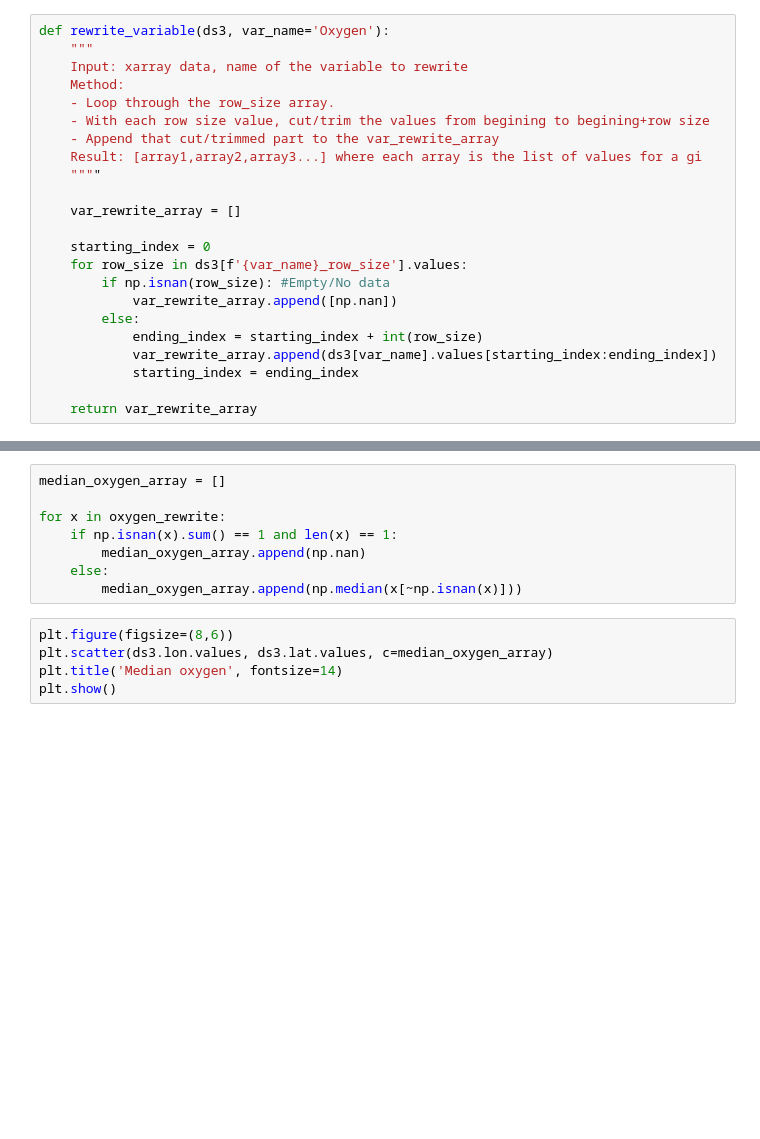
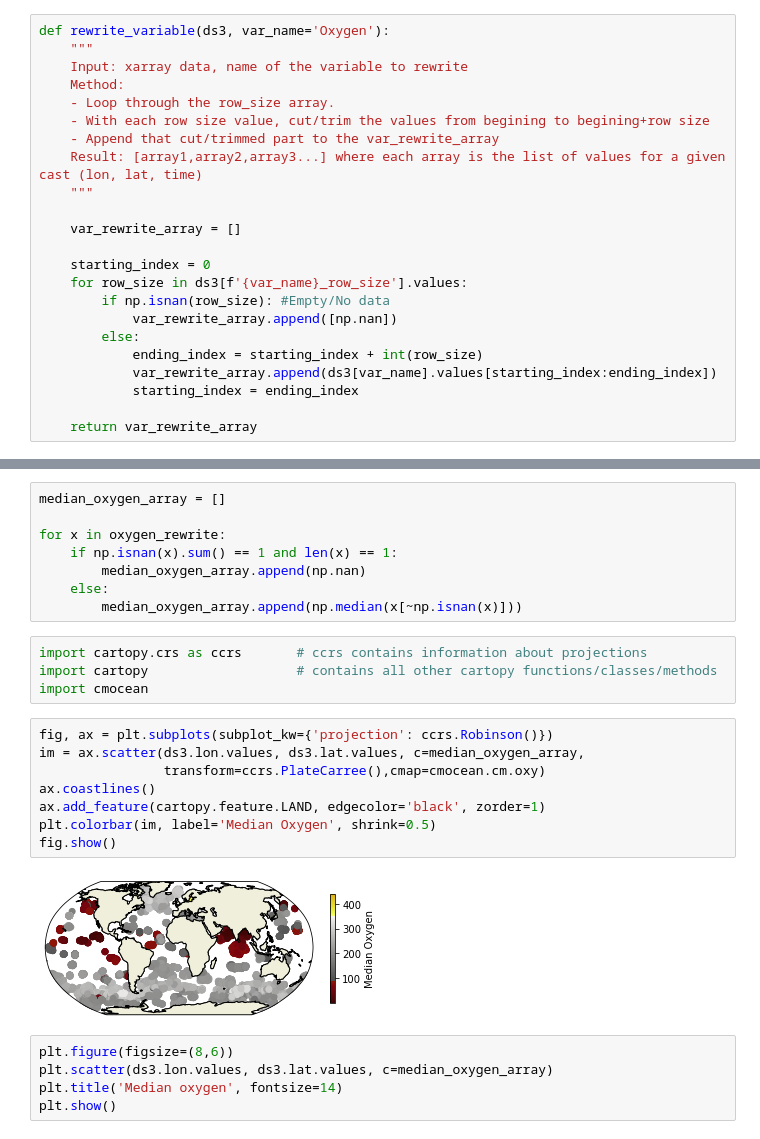
Before and after one commit to jgrzywacz42/marn5895_project, a Jupyter notebook: API_NCEI.ipynb, the cells around one changed output, grey strips where cells are left out. Cells and saved outputs as stored; diff of their text form; blank space fills up the shorter version.

Commit message:
Map for median oxygen

```diff
--- a/API_NCEI.ipynb
+++ b/API_NCEI.ipynb
@@ -122,8 +122,8 @@ def rewrite_variable(ds3, var_name='Oxygen'):
     - Loop through the row_size array.
     - With each row size value, cut/trim the values from begining to begining+row size
     - Append that cut/trimmed part to the var_rewrite_array
-    Result: [array1,array2,array3...] where each array is the list of values for a gi
-    """"
+    Result: [array1,array2,array3...] where each array is the list of values for a given cast (lon, lat, time)
+    """
 
     var_rewrite_array = []
 
@@ -163,6 +163,20 @@ for x in oxygen_rewrite:
         median_oxygen_array.append(np.nan)
     else:
         median_oxygen_array.append(np.median(x[~np.isnan(x)]))
+# %%
+import cartopy.crs as ccrs       # ccrs contains information about projections
+import cartopy                   # contains all other cartopy functions/classes/methods
+import cmocean
+# %%
+fig, ax = plt.subplots(subplot_kw={'projection': ccrs.Robinson()})
+im = ax.scatter(ds3.lon.values, ds3.lat.values, c=median_oxygen_array,
+                transform=ccrs.PlateCarree(),cmap=cmocean.cm.oxy)
+ax.coastlines()
+ax.add_feature(cartopy.feature.LAND, edgecolor='black', zorder=1)
+plt.colorbar(im, label='Median Oxygen', shrink=0.5)
+fig.show()
+# %% [output]
+[figure, added]
 # %%
 plt.figure(figsize=(8,6))
 plt.scatter(ds3.lon.values, ds3.lat.values, c=median_oxygen_array)
```
